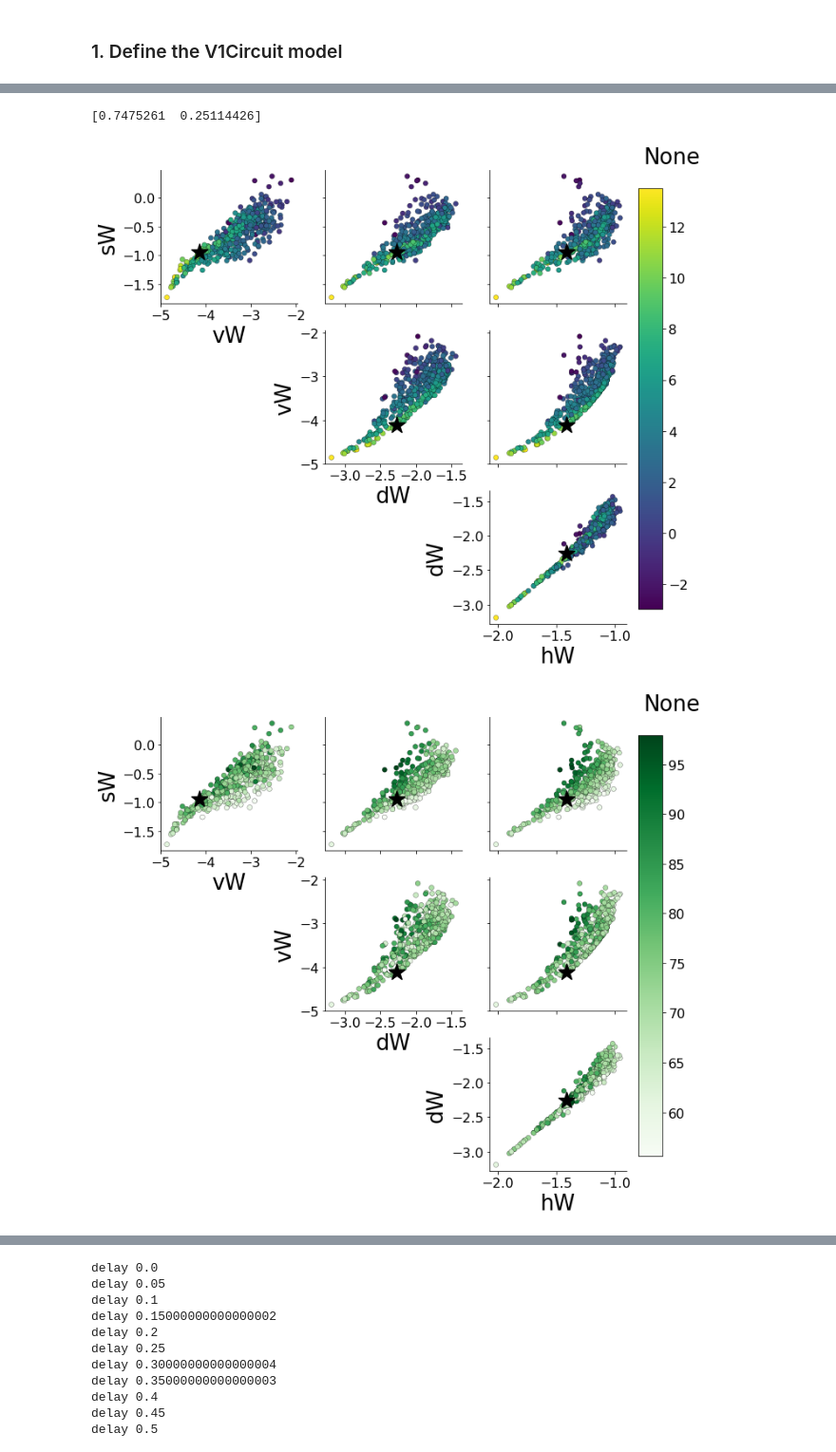
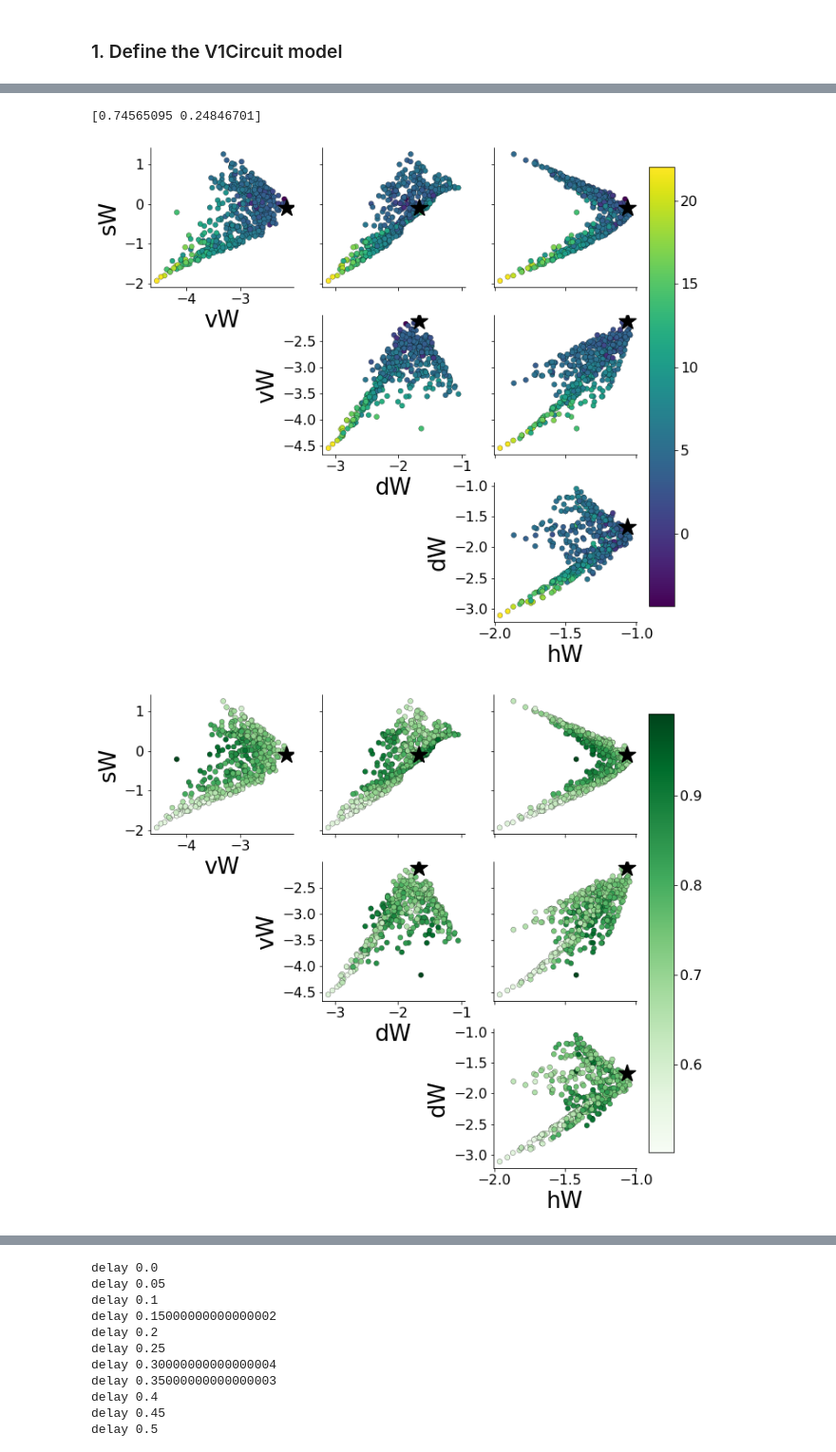
Before and after one commit to cunningham-lab/epi, a Jupyter notebook: notebooks/SC_Circuit/SC_acc_EPI_var.ipynb, the cells around one changed output, grey strips where cells are left out. Shown at 95% size. Saved outputs shown, nothing was run; the diff lists cells and outputs as text; code cells hidden in the pictures.

```diff
--- a/notebooks/SC_Circuit/SC_acc_EPI_var.ipynb
+++ b/notebooks/SC_Circuit/SC_acc_EPI_var.ipynb
@@ -58,7 +58,8 @@ epi_df['mu_len'] = [ep['mu'].shape[0] for ep in epi_df['EP']]
 mu =  np.array([p, 1-p, mu_std**2, mu_std**2])
 epi_df2 = epi_df[(epi_df['p']==p)
                & (epi_df['elemwise_fn']=="affine")
-               & (epi_df['random_seed'] == 5)]
+               & (epi_df['beta']==4.)
+               & (epi_df['random_seed'] ==9)]
                #& (epi_df['c0']==1e2)
                #& (epi_df['mu_std']==mu_std)
                #& (epi_df['mu_len'] == 4)]
@@ -151,6 +141,6 @@ data/epi/SC_Circuit_var/a2c18082e7d1e33948198182605af211/D4_C3_affine_L2_U50_rs5
 # %%
-#path = paths[1]
-#best_k = 14
+best_k = 13
+path = paths[0]
 _epi_df = epi_df[epi_df['path'] == path]
 df_row = _epi_df.iloc[0]
 init = df_row['init']
@@ -192,14 +181,14 @@ _lb = np.array([p.lb[0] for p in model.parameters])
 _ub = np.array([p.ub[0] for p in model.parameters])
 z_labels = [p.name for p in model.parameters]
 #plot_inds = np.logical_and(z[:,0] < 5., z[:,1] < 5.)
-plot_inds = z[:,0] < 10. # keep all
+plot_inds = z[:,3] < 6. # keep all
 #    np.logical_and(z[:,0] < 1., z[:,1] < 0.),
 #    np.logical_and(z[:,2] < 0., z[:,3] < -1.25))
 #plot_inds = np.logical_and(plot_inds, z[:,3]  > -2.)
 z_plot = z[plot_inds]
 log_q_z_plot = log_q_z[plot_inds]
-v_t_plot = v_t.numpy()[:,plot_inds]
-u_t_plot = u_t.numpy()[:,plot_inds]
+#v_t_plot = v_t.numpy()[:,plot_inds]
+#u_t_plot = u_t.numpy()[:,plot_inds]
 T_x_plot = T_x[plot_inds]
 
 p_stars = [0.75]
@@ -215,26 +204,25 @@ for p_star in p_stars:
     z_star_inds.append(min_ind)
 z_stars = np.array(z_stars)
 alpha_c_star = 1.
-c_stars = [np.concatenate((np.array([0,0,0]), np.array([alpha_c_star]))),
-             np.concatenate((.7*np.ones((3,)), np.array([alpha_c_star])))]
+#c_stars = [np.concatenate((np.array([0,0,0]), np.array([alpha_c_star]))),
+#             np.concatenate((.7*np.ones((3,)), np.array([alpha_c_star])))]
+c_stars = ['k']
+cmap_g = plt.get_cmap('Greens')
+cmap_o = plt.get_cmap('Oranges')
 # %% [output]
-[0.7475261  0.25114426]
+[0.74565095 0.24846701]
 # %%
-cmap_g = plt.get_cmap('Greens')
-cmap_o = plt.get_cmap('Oranges')
+fig = pairplot(z_plot[:num_plot], np.arange(4), z_labels, starred=z_stars, c_starred=c_stars,
+               fontsize=26, figsize=(10,10), ticksize=16, s=35,
+               c=log_q_z_plot[:num_plot])
+#plt.savefig(os.path.join(figdir, "SC_EPI_logqz.png"), dpi=600, transparent=True)
 
 fig = pairplot(z_plot[:num_plot], np.arange(4), z_labels, starred=z_stars, c_starred=c_stars,
                fontsize=26, figsize=(10,10), ticksize=16, s=35,
-               c=log_q_z_plot[:num_plot])
-plt.savefig(os.path.join(figdir, "SC_EPI_logqz.png"), dpi=600, transparent=True)
-
+               c=T_x_plot[:num_plot,0], cmap=cmap_g)
 fig = pairplot(z_plot[:num_plot], np.arange(4), z_labels, starred=z_stars, c_starred=c_stars,
-               fontsize=26, figsize=(10,10), ticksize=16, cmap=cmap_g, s=35,
-               c=100*T_x_plot[:num_plot,0])
-
-fig = pairplot(z_plot[:num_plot], np.arange(4), z_labels, starred=z_stars, c_starred=c_stars,
-               fontsize=26, figsize=(10,10), ticksize=16, cmap=cmap_o, s=35,
-               c=100*(1.-T_x_plot[:num_plot,1]))
+               fontsize=26, figsize=(10,10), ticksize=16, s=35,
+               c=(1.-T_x_plot[:num_plot,1]), cmap=cmap_o)
 # %% [output]
-[figure, old version]
+[figure, new version]
-[figure, old version]
+[figure, new version]
```
Also changed, not shown: parts of 18 cells of this notebook, 4 other files.
